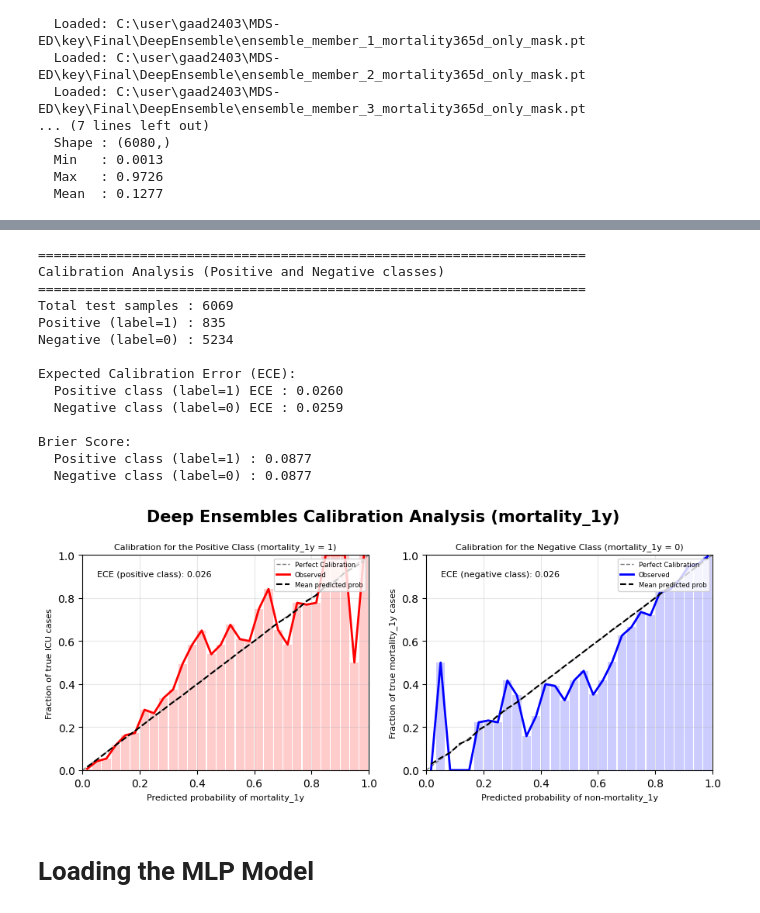
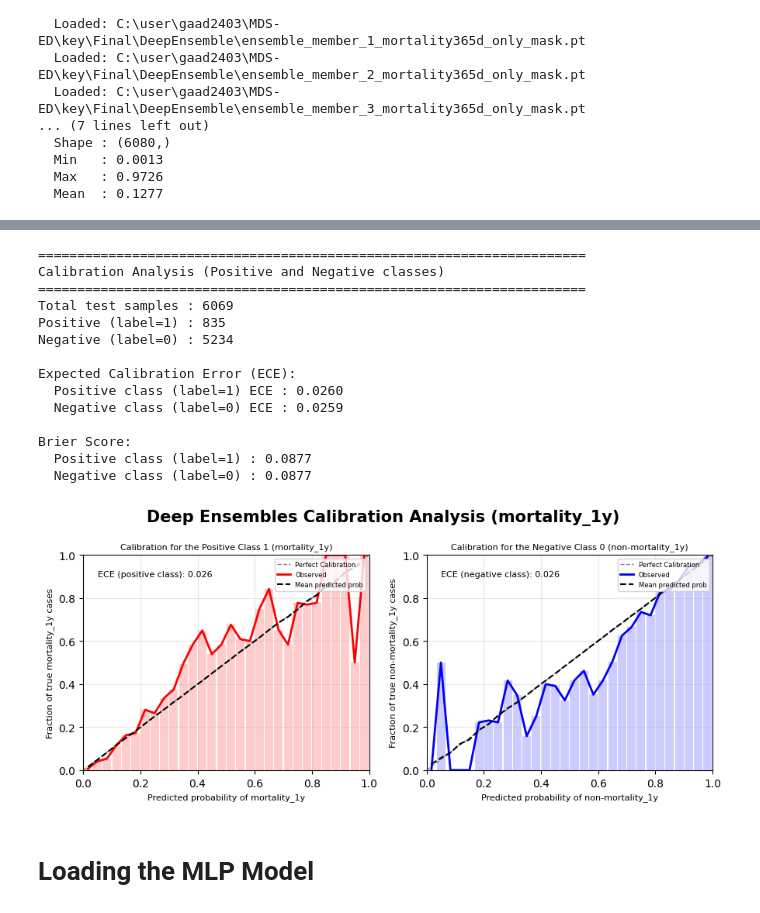
Before and after one commit to cookiehyun/Q-Model, a Jupyter notebook: Calibration/Calibration_for_all_methods.ipynb, the cells around one changed output, grey strips where cells are left out. Cells and saved outputs as stored; diff of their text form; code cells hidden in the pictures.

```diff
--- a/Calibration/Calibration_for_all_methods.ipynb
+++ b/Calibration/Calibration_for_all_methods.ipynb
@@ -592,11 +834,15 @@ Loading 5 ensemble members...
 print("\n" + "="*70)
 print("Calibration Analysis (Positive and Negative classes)")
 print("="*70)
+ICU24H_IDX=0
+# Apply mask to get only valid (non-NaN) samples
+test_labels_flat = test_labels.ravel()          # force to (N,)
+test_probs_col    = test_mean[:, ICU24H_IDX]  # already (N,)
 
-# Apply mask to get only valid (non-NaN) samples
-test_mask     = ~np.isnan(test_labels[:, ICU24H_IDX])
-test_prob_icu_deep_ensembles = test_mean[test_mask, ICU24H_IDX]
-test_true_icu_deep_ensembles = test_labels[test_mask, ICU24H_IDX].astype(int)
+test_mask = ~np.isnan(test_labels_flat)
+
+test_prob_icu_deep_ensembles = test_probs_col[test_mask]
+test_true_icu_deep_ensembles = test_labels_flat[test_mask].astype(int)
 
 print(f"Total test samples : {len(test_true_icu_deep_ensembles)}")
 print(f"Positive (label=1) : {test_true_icu_deep_ensembles.sum()}")
@@ -675,8 +921,8 @@ axes[0].bar(centers, frac_pos_DE, width=bin_width * 0.9,
 axes[0].text(0.05, 0.90, f"ECE (positive class): {ece_pos_DE:.3f}",
              transform=axes[0].transAxes, fontsize=8)
 axes[0].set_xlabel('Predicted probability of mortality_1y', fontsize=8)
-axes[0].set_ylabel('Fraction of true ICU cases', fontsize=8)
-axes[0].set_title('Calibration for the Positive Class (mortality_1y = 1)', fontsize=8)
+axes[0].set_ylabel('Fraction of true mortality_1y cases', fontsize=8)
+axes[0].set_title('Calibration for the Positive Class 1 (mortality_1y)', fontsize=8)
 axes[0].legend(loc='upper right', fontsize=6)
 axes[0].set_xlim([0, 1])
 axes[0].set_ylim([0, 1])
@@ -695,36 +941,36 @@ axes[1].bar(centers, frac_neg_DE, width=bin_width * 0.9,
             alpha=0.2, color='blue')
 axes[1].text(0.05, 0.90, f"ECE (negative class): {ece_neg_DE:.3f}",
              transform=axes[1].transAxes, fontsize=8)
 axes[1].set_xlabel('Predicted probability of non-mortality_1y', fontsize=8)
-axes[1].set_ylabel('Fraction of true mortality_1y cases', fontsize=8)
-axes[1].set_title('Calibration for the Negative Class (mortality_1y = 0)', fontsize=8)
+axes[1].set_ylabel('Fraction of true non-mortality_1y cases', fontsize=8)
+axes[1].set_title('Calibration for the Negative Class 0 (non-mortality_1y)', fontsize=8)
 axes[1].legend(loc='upper right', fontsize=6)
 axes[1].set_xlim([0, 1])
 axes[1].set_ylim([0, 1])
 axes[1].grid(alpha=0.3)
 
 plt.suptitle('Deep Ensembles Calibration Analysis (mortality_1y)',
              fontsize=15, fontweight='bold')
 plt.tight_layout()
 plt.savefig(os.path.join(PNG_DIR, "calibration_both_classes.png"),
             dpi=150, bbox_inches='tight')
 plt.show()
 # %% [output]
 ======================================================================
 Calibration Analysis (Positive and Negative classes)
 ======================================================================
 Total test samples : 6069
 Positive (label=1) : 835
 Negative (label=0) : 5234
 
 Expected Calibration Error (ECE):
   Positive class (label=1) ECE : 0.0260
   Negative class (label=0) ECE : 0.0259
 
 Brier Score:
   Positive class (label=1) : 0.0877
   Negative class (label=0) : 0.0877
-[figure, old version]
+[figure, new version]
 # %% [markdown]
 # Loading the MLP Model
 # %%
```
Also changed, not shown: parts of 11 cells of this notebook, 6 other files.
